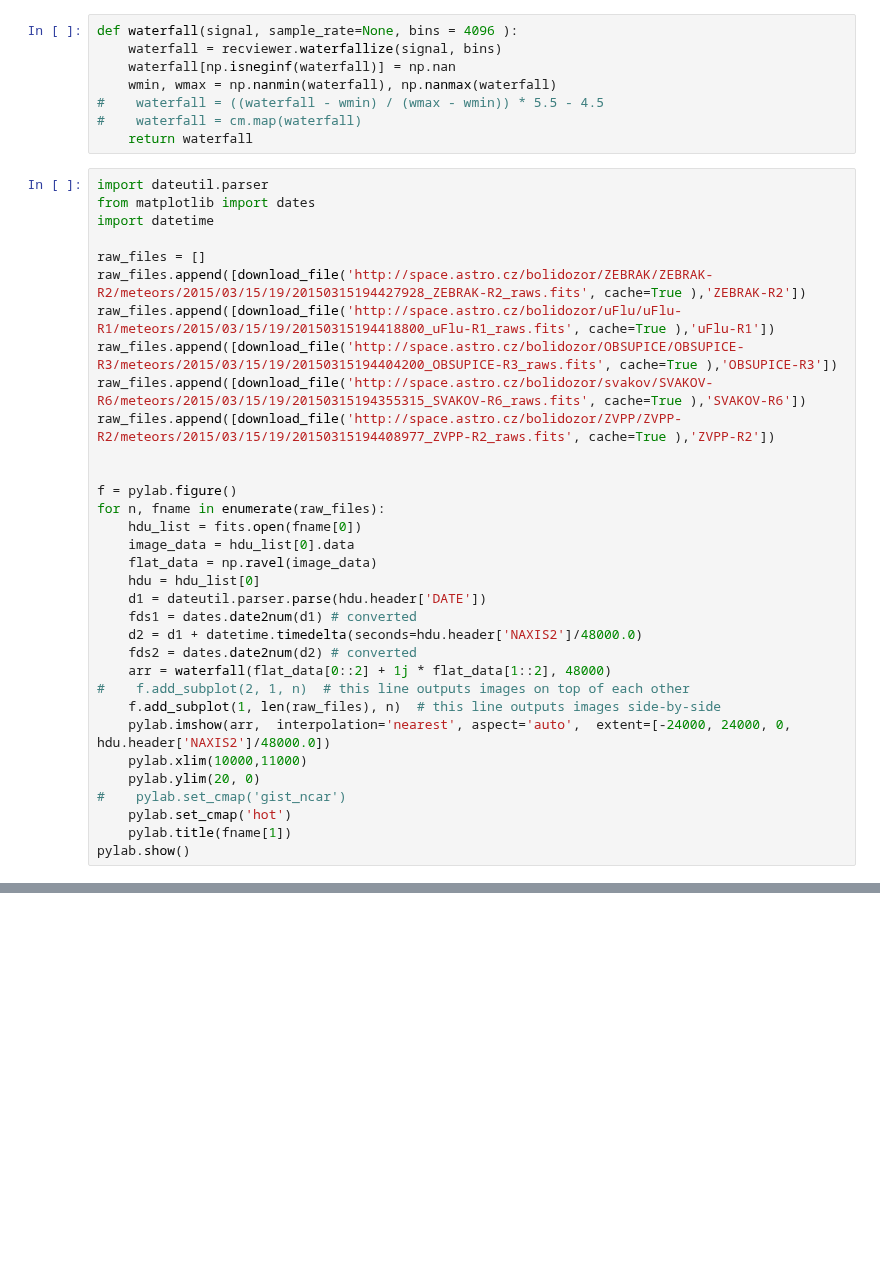
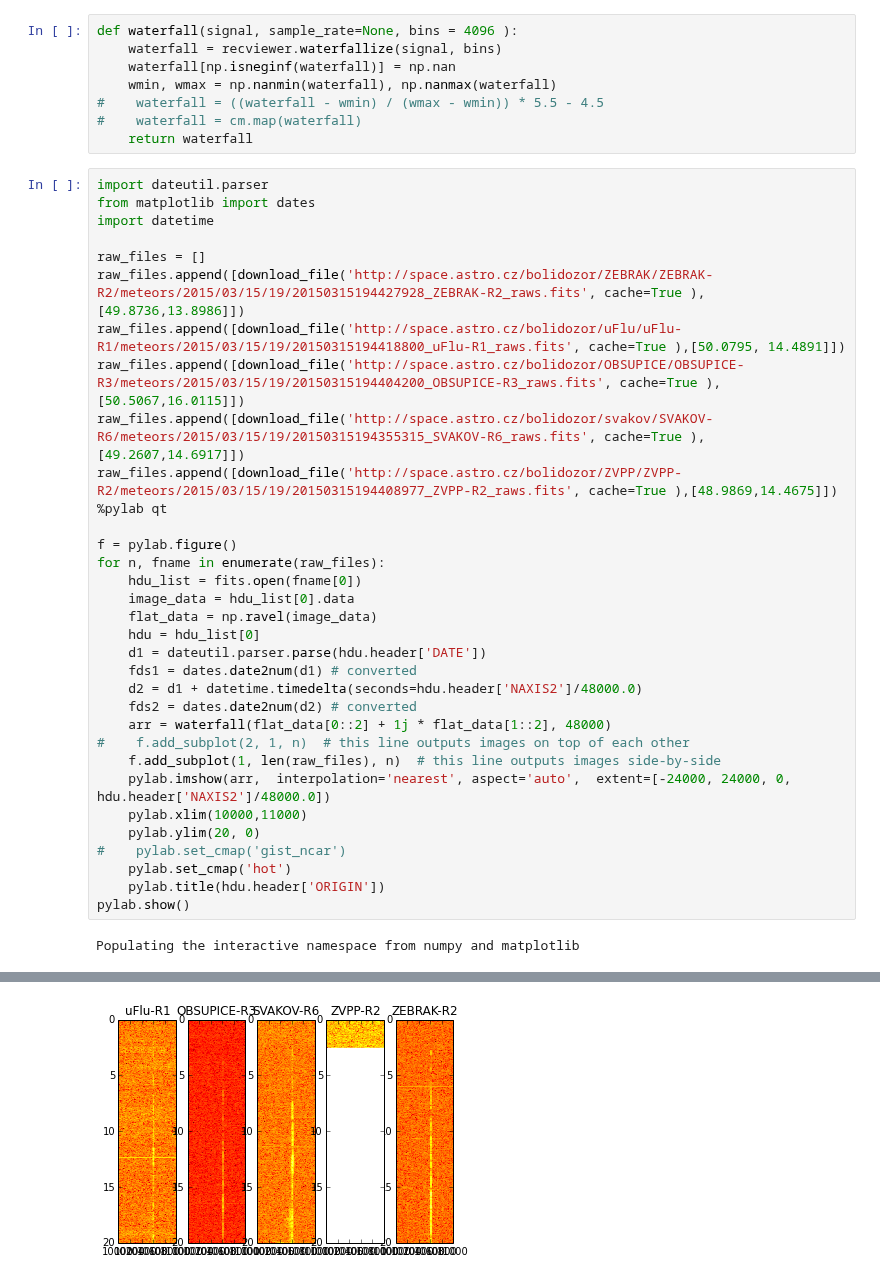
Before and after one commit to bolidozor/MeteorDataAnalyser, a Jupyter notebook: iPython/RAWS_analyser.ipynb, the cells around one changed output, grey strips where cells are left out. Drawn from its saved outputs; the diff is of its cells as text; blank space fills up the shorter version.

```diff
--- a/iPython/RAWS_analyser.ipynb
+++ b/iPython/RAWS_analyser.ipynb
@@ -22,12 +22,12 @@ from matplotlib import dates
 import datetime
 
 raw_files = []
-raw_files.append([download_file('http://space.astro.cz/bolidozor/ZEBRAK/ZEBRAK-R2/meteors/2015/03/15/19/20150315194427928_ZEBRAK-R2_raws.fits', cache=True ),'ZEBRAK-R2'])
-raw_files.append([download_file('http://space.astro.cz/bolidozor/uFlu/uFlu-R1/meteors/2015/03/15/19/20150315194418800_uFlu-R1_raws.fits', cache=True ),'uFlu-R1'])
-raw_files.append([download_file('http://space.astro.cz/bolidozor/OBSUPICE/OBSUPICE-R3/meteors/2015/03/15/19/20150315194404200_OBSUPICE-R3_raws.fits', cache=True ),'OBSUPICE-R3'])
-raw_files.append([download_file('http://space.astro.cz/bolidozor/svakov/SVAKOV-R6/meteors/2015/03/15/19/20150315194355315_SVAKOV-R6_raws.fits', cache=True ),'SVAKOV-R6'])
-raw_files.append([download_file('http://space.astro.cz/bolidozor/ZVPP/ZVPP-R2/meteors/2015/03/15/19/20150315194408977_ZVPP-R2_raws.fits', cache=True ),'ZVPP-R2'])
-
+raw_files.append([download_file('http://space.astro.cz/bolidozor/ZEBRAK/ZEBRAK-R2/meteors/2015/03/15/19/20150315194427928_ZEBRAK-R2_raws.fits', cache=True ),[49.8736,13.8986]])
+raw_files.append([download_file('http://space.astro.cz/bolidozor/uFlu/uFlu-R1/meteors/2015/03/15/19/20150315194418800_uFlu-R1_raws.fits', cache=True ),[50.0795, 14.4891]])
+raw_files.append([download_file('http://space.astro.cz/bolidozor/OBSUPICE/OBSUPICE-R3/meteors/2015/03/15/19/20150315194404200_OBSUPICE-R3_raws.fits', cache=True ),[50.5067,16.0115]])
+raw_files.append([download_file('http://space.astro.cz/bolidozor/svakov/SVAKOV-R6/meteors/2015/03/15/19/20150315194355315_SVAKOV-R6_raws.fits', cache=True ),[49.2607,14.6917]])
+raw_files.append([download_file('http://space.astro.cz/bolidozor/ZVPP/ZVPP-R2/meteors/2015/03/15/19/20150315194408977_ZVPP-R2_raws.fits', cache=True ),[48.9869,14.4675]])
+%pylab qt
 
 f = pylab.figure()
 for n, fname in enumerate(raw_files):
@@ -47,5 +47,7 @@ for n, fname in enumerate(raw_files):
     pylab.ylim(20, 0)
 #    pylab.set_cmap('gist_ncar')
     pylab.set_cmap('hot')
-    pylab.title(fname[1])
+    pylab.title(hdu.header['ORIGIN'])
 pylab.show()
+# %% [output]
+Populating the interactive namespace from numpy and matplotlib
@@ -51,0 +56 @@ pylab.show()
+[figure, added]
```
Also changed, not shown: parts of 4 cells of this notebook.
